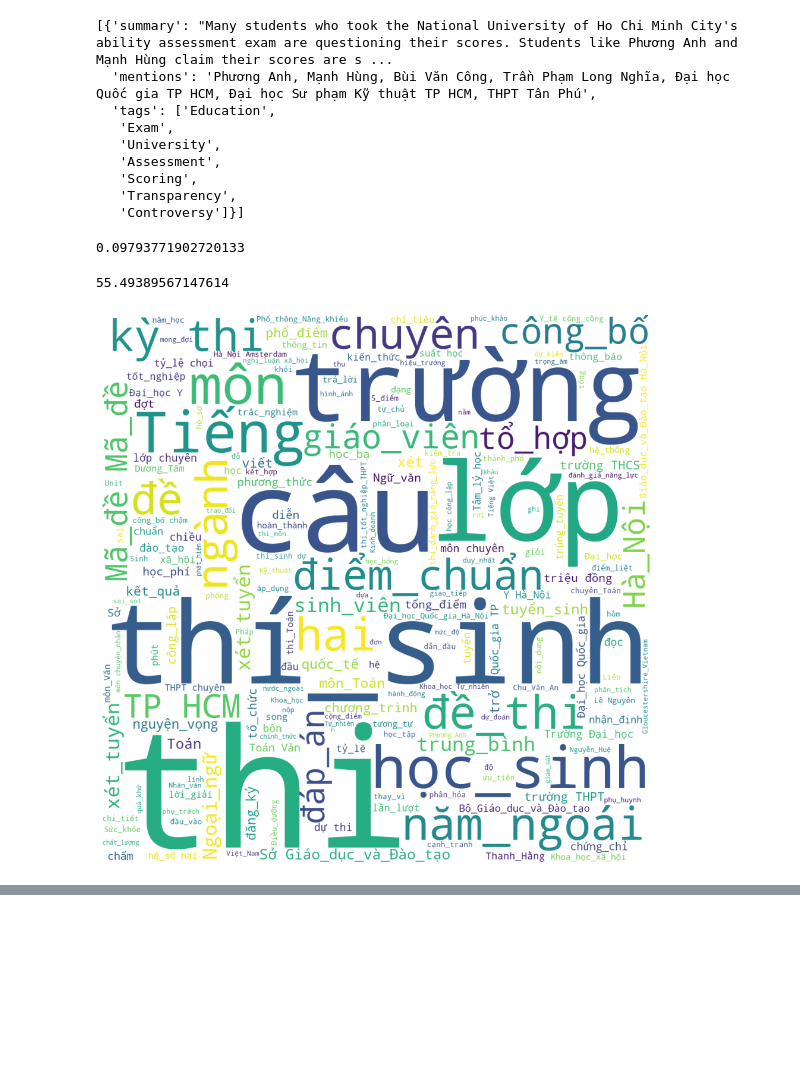
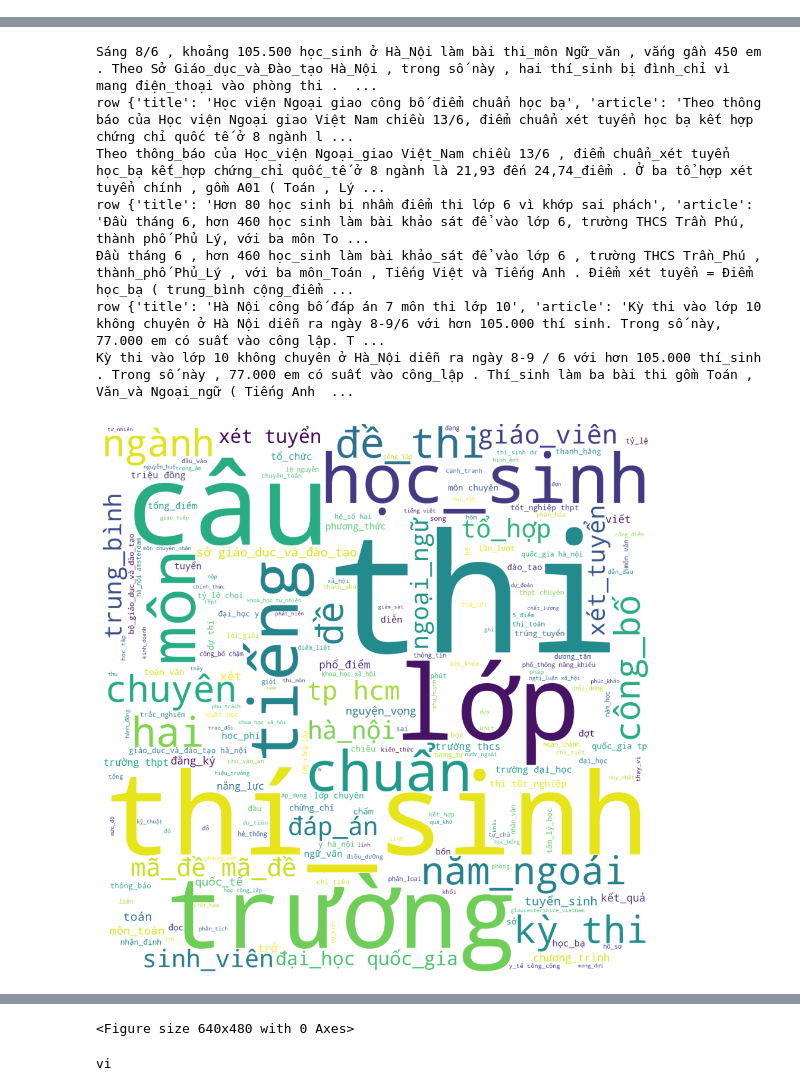
Before and after one commit to pndminh/thesis, a Jupyter notebook: nlp.ipynb, the cells around one changed output, grey strips where cells are left out. Drawn from its saved outputs; the diff is of its cells as text; code cells hidden in the pictures; blank space fills up the shorter version.

Commit message:
refactor create word cloud function

```diff
--- a/nlp.ipynb
+++ b/nlp.ipynb
@@ -202,24 +111,0 @@ last_five
-# %%
-from backend.llm.utils import parse_llm_response_data
-
-
-response = parse_llm_response_data(last_five[0])
-response
-# %% [output]
-[{'summary': "Many students who took the National University of Ho Chi Minh City's ability assessment exam are questioning their scores. Students like Phương Anh and Mạnh Hùng claim their scores are s ...
-  'mentions': 'Phương Anh, Mạnh Hùng, Bùi Văn Công, Trần Phạm Long Nghĩa, Đại học Quốc gia TP HCM, Đại học Sư phạm Kỹ thuật TP HCM, THPT Tân Phú',
-  'tags': ['Education',
-   'Exam',
-   'University',
-   'Assessment',
-   'Scoring',
-   'Transparency',
-   'Controversy']}]
-# %%
-(end - start)/60
-# %% [output]
-0.09793771902720133
-# %%
-1000000/18020
-# %% [output]
-55.49389567147614
@@ -231,4 +112,8 @@ corpus, stopwords = prepare_word_cloud(
-# %%
-create_word_cloud(corpus, stopwords)
-# %% [output]
-[figure, removed]
+# %%
+# corpus, stopwords = prepare_word_cloud(data, selected_columns=["article"], fixed_words=["giáo dục và đào tạo", "đại học quốc gia hà nội", "đại học quốc gia tphcm", "đhqg tphcm", "đại học qg tp hcm", "đại học quốc gia tphcm", "phổ thông năng khiếu"])
+from backend.extractor.task.nlp_tasks import create_word_cloud
+
+create_word_cloud(
+    data, selected_columns=["article"], regex_patterns=None, fixed_words=[], save=True
+)
+# %% [output]
@@ -234,0 +141,8 @@ create_word_cloud(corpus, stopwords)
+Sáng 8/6 , khoảng 105.500 học_sinh ở Hà_Nội làm bài thi_môn Ngữ_văn , vắng gần 450 em . Theo Sở Giáo_dục_và_Đào_tạo Hà_Nội , trong số này , hai thí_sinh bị đình_chỉ vì mang điện_thoại vào phòng thi .  ...
+row {'title': 'Học viện Ngoại giao công bố điểm chuẩn học bạ', 'article': 'Theo thông báo của Học viện Ngoại giao Việt Nam chiều 13/6, điểm chuẩn xét tuyển học bạ kết hợp chứng chỉ quốc tế ở 8 ngành l ...
+Theo thông_báo của Học_viện Ngoại_giao Việt_Nam chiều 13/6 , điểm chuẩn_xét tuyển học_bạ kết_hợp chứng_chỉ quốc_tế ở 8 ngành là 21,93 đến 24,74_điểm . Ở ba tổ_hợp xét tuyển chính , gồm A01 ( Toán , Lý ...
+row {'title': 'Hơn 80 học sinh bị nhầm điểm thi lớp 6 vì khớp sai phách', 'article': 'Đầu tháng 6, hơn 460 học sinh làm bài khảo sát để vào lớp 6, trường THCS Trần Phú, thành phố Phủ Lý, với ba môn To ...
+Đầu tháng 6 , hơn 460 học_sinh làm bài khảo_sát để vào lớp 6 , trường THCS Trần_Phú , thành_phố Phủ_Lý , với ba môn_Toán , Tiếng Việt và Tiếng Anh . Điểm xét tuyển = Điểm học_bạ ( trung_bình cộng_điểm ...
+row {'title': 'Hà Nội công bố đáp án 7 môn thi lớp 10', 'article': 'Kỳ thi vào lớp 10 không chuyên ở Hà Nội diễn ra ngày 8-9/6 với hơn 105.000 thí sinh. Trong số này, 77.000 em có suất vào công lập. T ...
+Kỳ thi vào lớp 10 không chuyên ở Hà_Nội diễn ra ngày 8-9 / 6 với hơn 105.000 thí_sinh . Trong số này , 77.000 em có suất vào công_lập . Thí_sinh làm ba bài thi gồm Toán , Văn_và Ngoại_ngữ ( Tiếng Anh  ...
+[figure, added]
@@ -235,3 +151,10 @@ create_word_cloud(corpus, stopwords)
+<Figure size 640x480 with 0 Axes>
+# %%
+from langdetect import detect
+lang = detect("Sau khi tra cứu điểm thi hôm 10/6 ")
+print(lang)
+# %% [output]
+vi
 # %%
 # IUCFS
 
```
Also changed, not shown: parts of 14 cells of this notebook, 5 other files.
